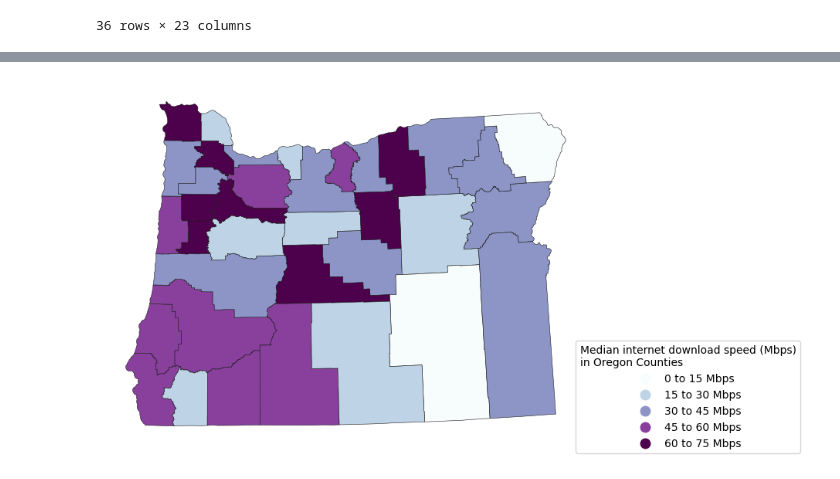
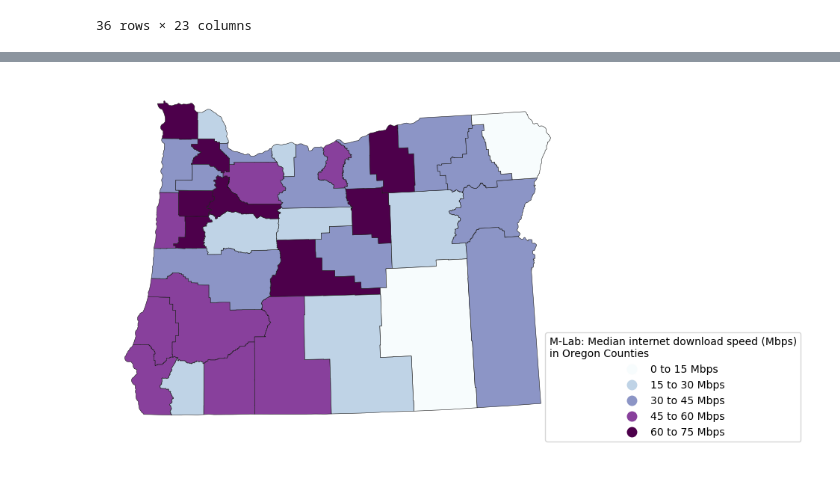
Before and after one commit to ethanheine/community-internet-access, a Jupyter notebook: analysis_testing.ipynb, the cells around one changed output, grey strips where cells are left out. Cells and saved outputs as stored; diff of their text form; code cells hidden in the pictures.

```diff
--- a/analysis_testing.ipynb
+++ b/analysis_testing.ipynb
@@ -227,15 +227,15 @@ merged_county_gdf['group'] = pd.cut(merged_county_gdf['M-Lab Median Download Spe
 # %%
 fig, ax = plt.subplots(1, figsize=(16, 6))
 
 merged_county_gdf.plot(column='group', cmap='BuPu', linewidth=0.4, ax=ax, edgecolor='0.1', legend=True)
 
 ax.axis('off')
 
 legend = ax.get_legend()
-legend.set_bbox_to_anchor((1.45, 0.3))
-legend.set_title('Median internet download speed (Mbps)\nin Oregon Counties')
+legend.set_bbox_to_anchor((1.5, 0.3))
+legend.set_title('M-Lab: Median internet download speed (Mbps)\nin Oregon Counties')
 # %% [output]
-[figure, old version]
+[figure, new version]
 # %%
 # save map to asset folder
 fig.savefig('assets/or_county_speeds.png', dpi=300, bbox_inches='tight')
```
Also changed, not shown: parts of 19 cells of this notebook.
